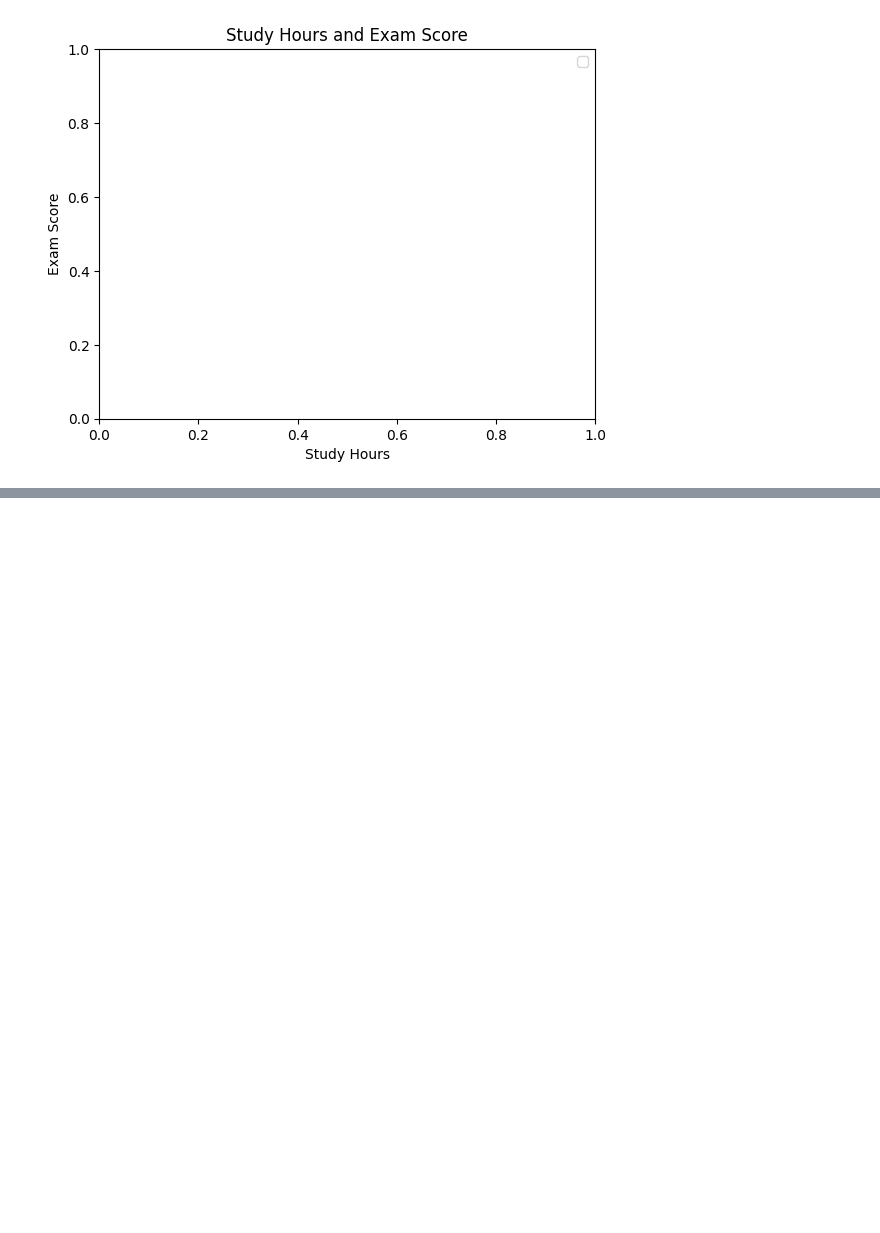
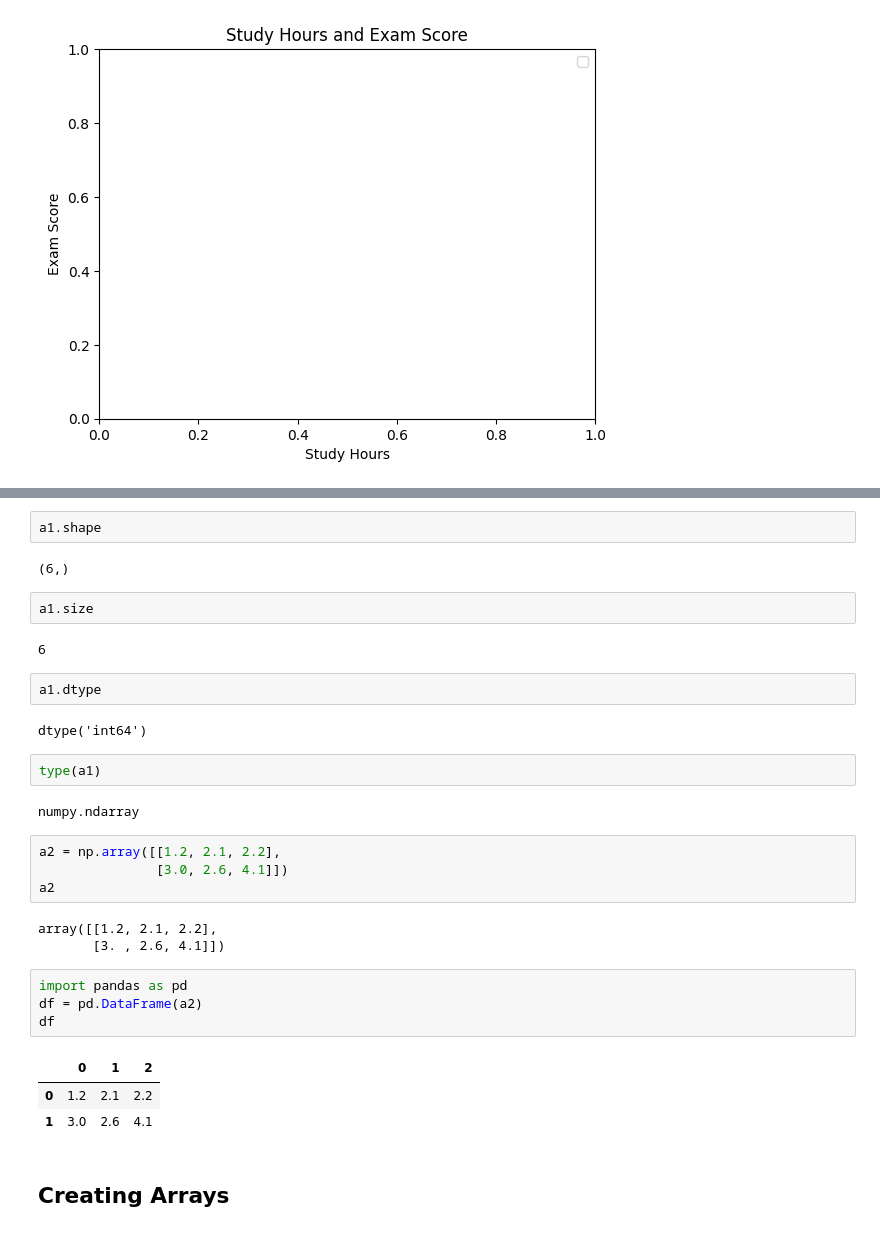
Before and after one commit to EBNyame/ML, a Jupyter notebook: Playground.ipynb, the cells around one changed output, grey strips where cells are left out. Saved outputs shown, nothing was run; the diff lists cells and outputs as text; blank space fills up the shorter version.

Commit message:
Diving more into numpy

```diff
--- a/Playground.ipynb
+++ b/Playground.ipynb
@@ -48,0 +62,33 @@ plt.show()
+# %%
+a1.shape
+# %% [output]
+(6,)
+# %%
+a1.size
+# %% [output]
+6
+# %%
+a1.dtype
+# %% [output]
+dtype('int64')
+# %%
+type(a1)
+# %% [output]
+numpy.ndarray
+# %%
+a2 = np.array([[1.2, 2.1, 2.2],
+               [3.0, 2.6, 4.1]])
+a2
+# %% [output]
+array([[1.2, 2.1, 2.2],
+       [3. , 2.6, 4.1]])
+# %%
+import pandas as pd
+df = pd.DataFrame(a2)
+df
+# %% [output]
+|  | 0 | 1 | 2 |
+| 0 | 1.2 | 2.1 | 2.2 |
+| 1 | 3.0 | 2.6 | 4.1 |
+# %% [markdown]
+## **Creating Arrays**
```
Also changed, not shown: parts of 10 cells of this notebook.
